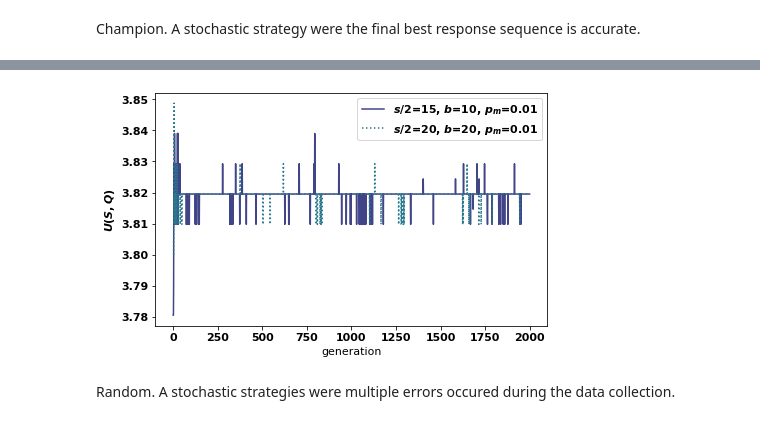
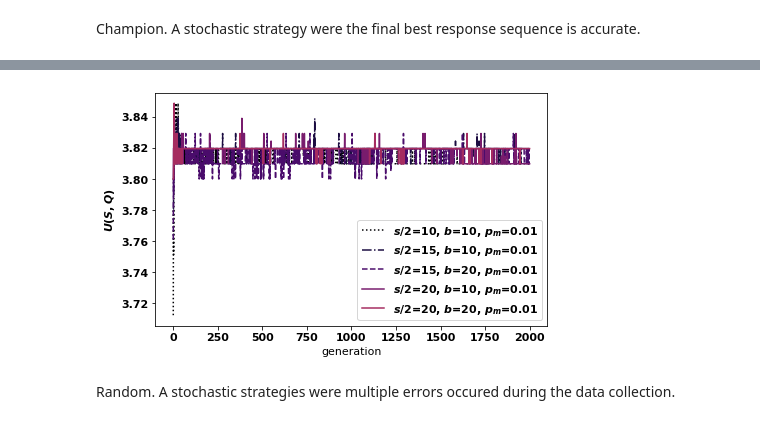
Before and after one commit to Nikoleta-v3/Thesis, a Jupyter notebook: src/chapters/06/main.ipynb, the cells around one changed output, grey strips where cells are left out. Drawn from its saved outputs; the diff is of its cells as text; code cells hidden in the pictures.

```diff
--- a/src/chapters/06/main.ipynb
+++ b/src/chapters/06/main.ipynb
@@ -321,18 +329,0 @@ scores = adaptive.groupby(['half size population', 'bottleneck', 'mutation proba
-# %%
-fig, ax = plt.subplots(figsize=(6.5, 4))
-
-for i, index in enumerate(indices):
-    plt.plot(scores[index],
-             linestyles[i],
-                 label=f'$s/2$={index[0]}, $b$={index[1]}, $p_m$={index[2]}',
-             color=colors[i]
-                 );
-
-plt.legend();
-
-plt.ylabel(r'$U(S, Q)$')
-plt.xlabel('generation')
-
-plt.tight_layout();
-
-plt.savefig('img/maximum_score_per_generation_adaptive.pdf')
@@ -360,29 +339,30 @@ champion_last_gen[champion_last_gen['score'] == champion_last_gen['score'].max()
 # %%
-scores = champion.groupby(['half size population', 'bottleneck', 'mutation probability','generation'])['score'].max()
+champion_scores = champion.groupby(['half size population', 'bottleneck', 'mutation probability','generation'])['score'].max()
 # %%
-indices = [(15, 10, 0.01),
-           (20, 20, 0.01)]
+indices = [(10, 10, 0.01),
+            (15, 10, 0.01),
+            (15, 20, 0.01),
+            (20, 10, 0.01),
+            (20, 20, 0.01)]
-# %%
-linestyles = ['-', ':']
 # %%
 fig, ax = plt.subplots(figsize=(6.5, 4))
 
 for i, index in enumerate(indices):
-    plt.plot(scores[index],
+    plt.plot(champion_scores[index],
              linestyles[i],
              label=f'$s/2$={index[0]}, $b$={index[1]}, $p_m$={index[2]}',
-             color=colors[i + 1]
+             color=colors[i]
                  );
 
 plt.legend();
 plt.ylabel(r'$U(S, Q)$')
 plt.xlabel('generation')
 
 plt.tight_layout();
 
 plt.savefig('img/maximum_score_per_generation_champion.pdf')
 # %% [output]
-[figure, old version]
+[figure, new version]
 # %% [markdown]
 Random. A stochastic strategies were multiple errors occured during the data collection.
 # %%
```
Also changed, not shown: parts of 33 cells of this notebook.
